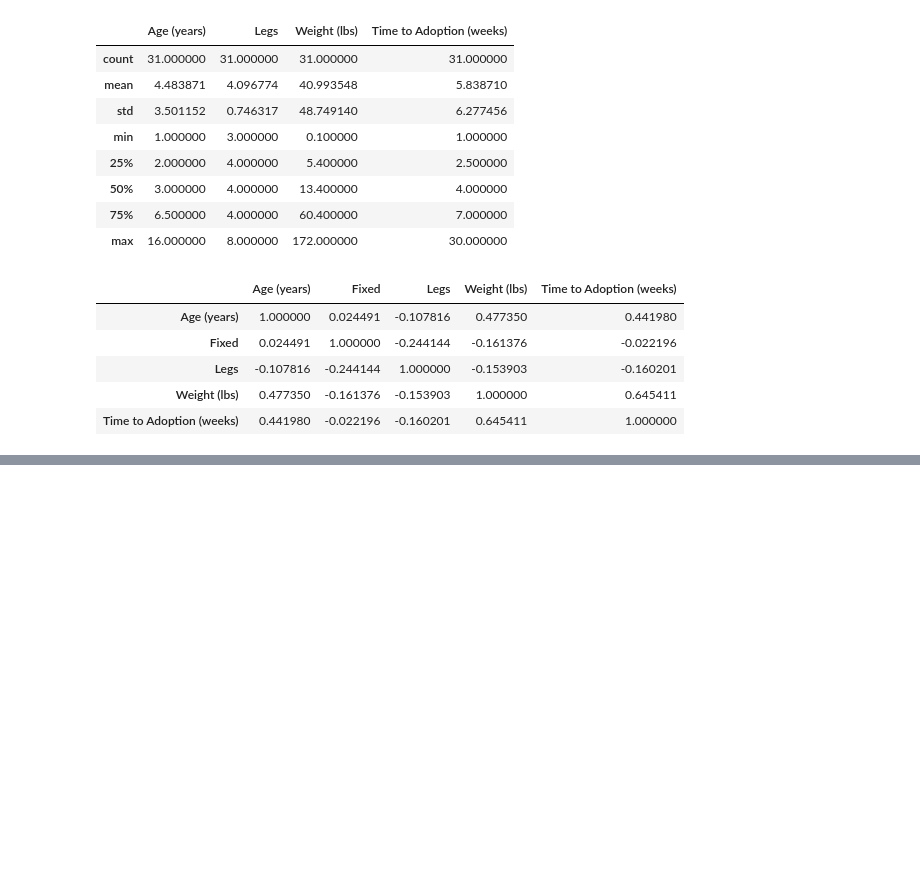
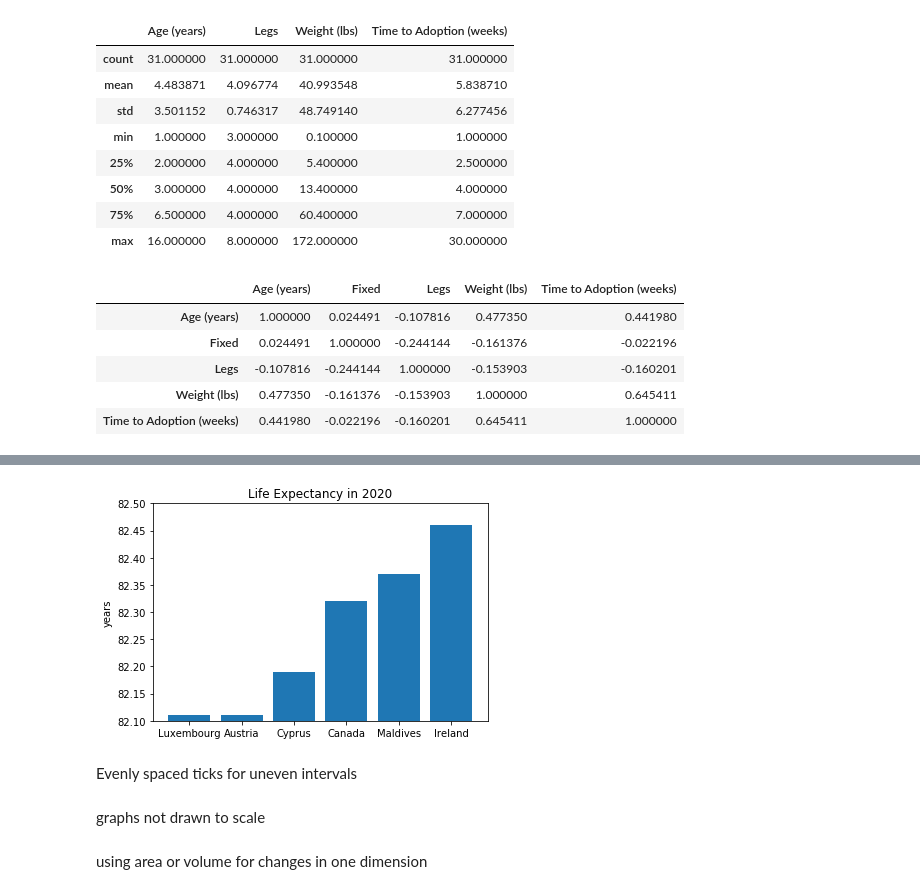
Before and after one commit to lfunderburk/online-courses, a Jupyter notebook: CallystoAndDataScience/module-five-unit-three.ipynb, the cells around one changed output, grey strips where cells are left out. Drawn from its saved outputs; the diff is of its cells as text; code cells hidden in the pictures; blank space fills up the shorter version.

```diff
--- a/CallystoAndDataScience/module-five-unit-three.ipynb
+++ b/CallystoAndDataScience/module-five-unit-three.ipynb
@@ -66,0 +130,20 @@ pets.corr()
+# %%
+sorted_data = current.sort_values('Life expectancy ')
+data = sorted_data[sorted_data['Life expectancy '].between(82.1,82.5)]
+import matplotlib.pyplot as plt
+%matplotlib inline
+x = data['name'].tolist()
+y = data['Life expectancy '].tolist()
+plt.title('Life Expectancy in 2020')
+plt.ylabel('years')
+plt.bar(x, y)
+plt.ylim(bottom=82.1,top=82.5)
+plt.show()
+# %% [output]
+[figure, added]
+# %% [markdown]
+Evenly spaced ticks for uneven intervals
+# %% [markdown]
+graphs not drawn to scale
+# %% [markdown]
+using area or volume for changes in one dimension
```
Also changed, not shown: parts of 7 cells of this notebook.
